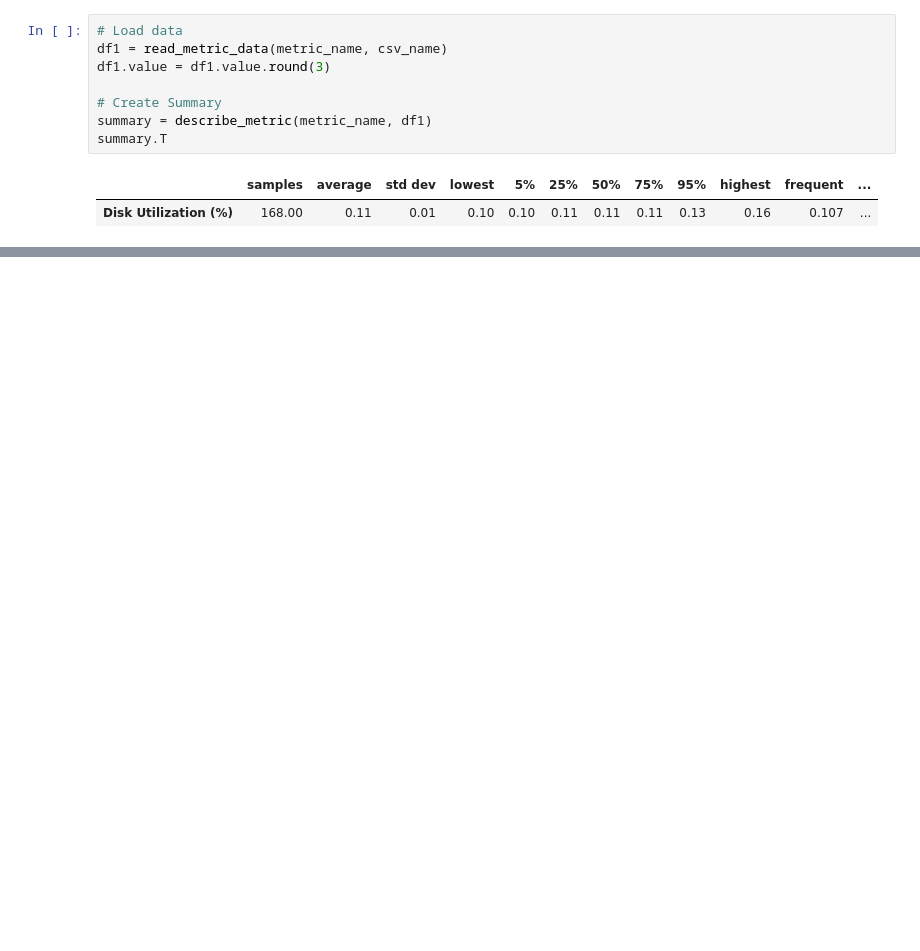
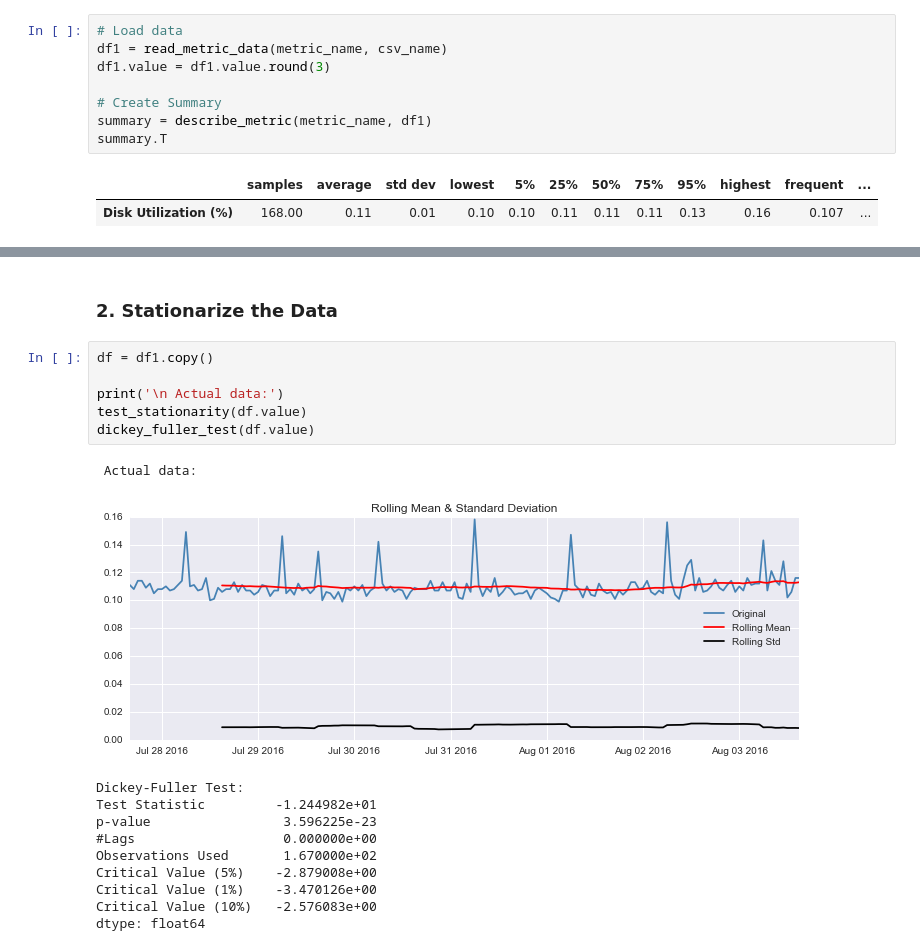
Before and after one commit to dcurrents/qresearch, a Jupyter notebook: research-metric-pred.ipynb, the cells around one changed output, grey strips where cells are left out. Cells and saved outputs as stored; diff of their text form; blank space fills up the shorter version.

```diff
--- a/research-metric-pred.ipynb
+++ b/research-metric-pred.ipynb
@@ -126,0 +178,20 @@ fig = sm.graphics.tsa.plot_pacf(df1.ix[1:, 'value'], lags=48, ax=axes[1])
+# %% [markdown]
+### 2. Stationarize the Data
+# %%
+df = df1.copy()
+
+print('\n Actual data:')
+test_stationarity(df.value)
+dickey_fuller_test(df.value)
+# %% [output]
+ Actual data:
+[figure, added]
+Dickey-Fuller Test:
+Test Statistic         -1.244982e+01
+p-value                 3.596225e-23
+#Lags                   0.000000e+00
+Observations Used       1.670000e+02
+Critical Value (5%)    -2.879008e+00
+Critical Value (1%)    -3.470126e+00
+Critical Value (10%)   -2.576083e+00
+dtype: float64
```
Also changed, not shown: parts of 18 cells of this notebook, 2 other files.
